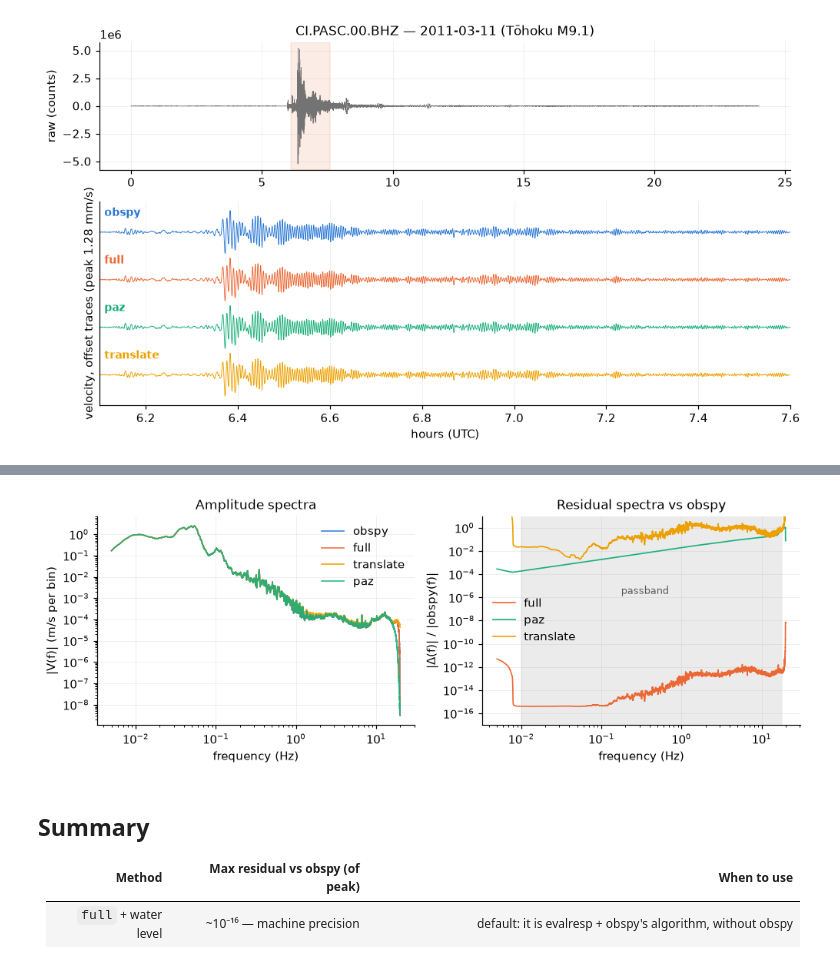
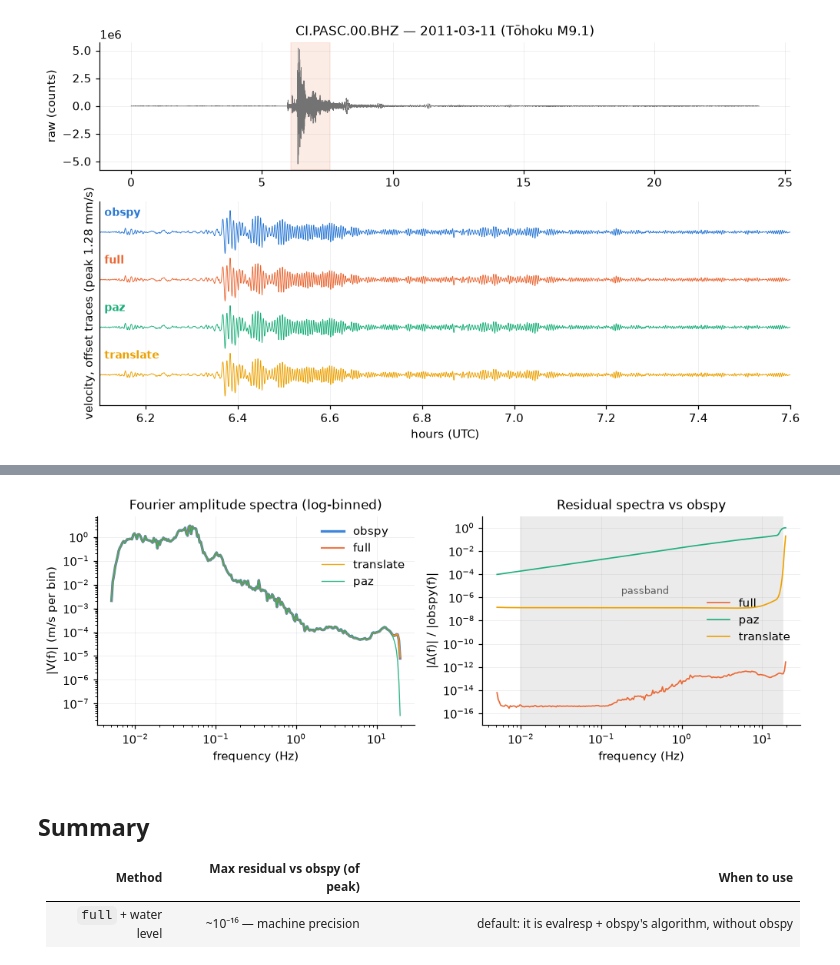
Before and after one commit to Denolle-Lab/seisfetch, a Jupyter notebook: notebooks/05_response_removal.ipynb, the cells around one changed output, grey strips where cells are left out. Drawn from its saved outputs; the diff is of its cells as text; code cells hidden in the pictures.

```diff
--- a/notebooks/05_response_removal.ipynb
+++ b/notebooks/05_response_removal.ipynb
@@ -134,13 +134,12 @@ out["full"] = remove_response_np(
 out["paz"] = remove_response_np(
     data, fs, resp, output="VEL", water_level=60, pre_filt=pre_filt, mode="paz"
 )
-# translate is broadband by design (no pre_filt); band-limit it with the
-# SAME raised-cosine so all four traces occupy the same band for comparison
-tl = translate_resp_np(data - data.mean(), fs, resp, mode="full")
-nfft = _npts2nfft(tl.shape[0])
-fgrid = np.linspace(0.0, fs / 2.0, nfft // 2 + 1)
-spec = np.fft.rfft(tl, n=nfft) * cosine_sac_taper_np(fgrid, pre_filt)
-out["translate"] = np.fft.irfft(spec)[: tl.shape[0]]
+# For a one-to-one comparison, give translation the IDENTICAL time-domain
+# treatment obspy's remove_response applies (demean + SAC quarter-cosine
+# taper), then the identical pre_filt band — so the only remaining
+# difference is the stabilization (eps-guard vs 60 dB water level).
+tapered = (data - data.mean()) * sac_cosine_taper(data.shape[0], 0.05)
+out["translate"] = translate_resp_np(tapered, fs, resp, mode="full", pre_filt=pre_filt)
 
 for k, v in out.items():
     print(f"{k:10s} peak |v| = {np.abs(v).max():.3e} m/s")
@@ -232,43 +232,48 @@ the methods.
 # %%
 from numpy.fft import rfft, rfftfreq
 
 F = rfftfreq(npts, 1 / fs)
 S = {k: np.abs(rfft(v)) for k, v in out.items()}
 R = {k: np.abs(rfft(out[k] - out["obspy"])) for k in ("full", "paz", "translate")}
 
-
-def smooth(x, m=501):
-    k = np.ones(m) / m
-    return np.convolve(x, k, mode="same")
+# log-binned Fourier amplitude spectra: mean |V| in 240 log-spaced bins —
+# the standard log-log FAS presentation
+edges = np.logspace(np.log10(5e-3), np.log10(19.9), 241)
+fc = np.sqrt(edges[:-1] * edges[1:])
+idx = np.digitize(F, edges)
 
 
-sel = (F > 5e-3) & (F < 19.9)
+def logbin(x):
+    return np.array(
+        [
+            x[idx == i].mean() if np.any(idx == i) else np.nan
+            for i in range(1, len(edges))
+        ]
+    )
+
+
 fig, (ax1, ax2) = plt.subplots(1, 2, figsize=(9.2, 3.4))
+widths = {"obspy": 2.2, "full": 1.4, "translate": 0.9, "paz": 0.9}
 for k in ("obspy", "full", "translate", "paz"):
-    ax1.loglog(F[sel], smooth(S[k])[sel], color=C[k], lw=1.1, label=k, alpha=0.9)
+    ax1.loglog(fc, logbin(S[k]), color=C[k], lw=widths[k], label=k, alpha=0.9)
 ax1.set_xlabel("frequency (Hz)")
 ax1.set_ylabel("|V(f)| (m/s per bin)")
-ax1.set_title("Amplitude spectra")
+ax1.set_title("Fourier amplitude spectra (log-binned)")
 ax1.legend(frameon=False)
 
+Sref = logbin(S["obspy"])
 for k in ("full", "paz", "translate"):
-    ax2.loglog(
-        F[sel],
-        smooth(R[k] / np.maximum(S["obspy"], 1e-300))[sel],
-        color=C[k],
-        lw=1.1,
-        label=k,
-    )
+    ax2.loglog(fc, logbin(R[k]) / Sref, color=C[k], lw=1.1, label=k)
 ax2.axvspan(0.01, 18, color="0.92", zorder=0)
 ax2.annotate("passband", xy=(0.35, 2e-6), fontsize=8.5, color="0.35", ha="center")
 ax2.set_xlabel("frequency (Hz)")
 ax2.set_ylabel("|Δ(f)| / |obspy(f)|")
 ax2.set_ylim(1e-17, 1e1)
 ax2.set_title("Residual spectra vs obspy")
 ax2.legend(frameon=False)
 fig.tight_layout()
 # %% [output]
-[figure, old version]
+[figure, new version]
 # %% [markdown]
 ## Summary
 
```
Also changed, not shown: parts of 6 cells of this notebook, 2 other files.
